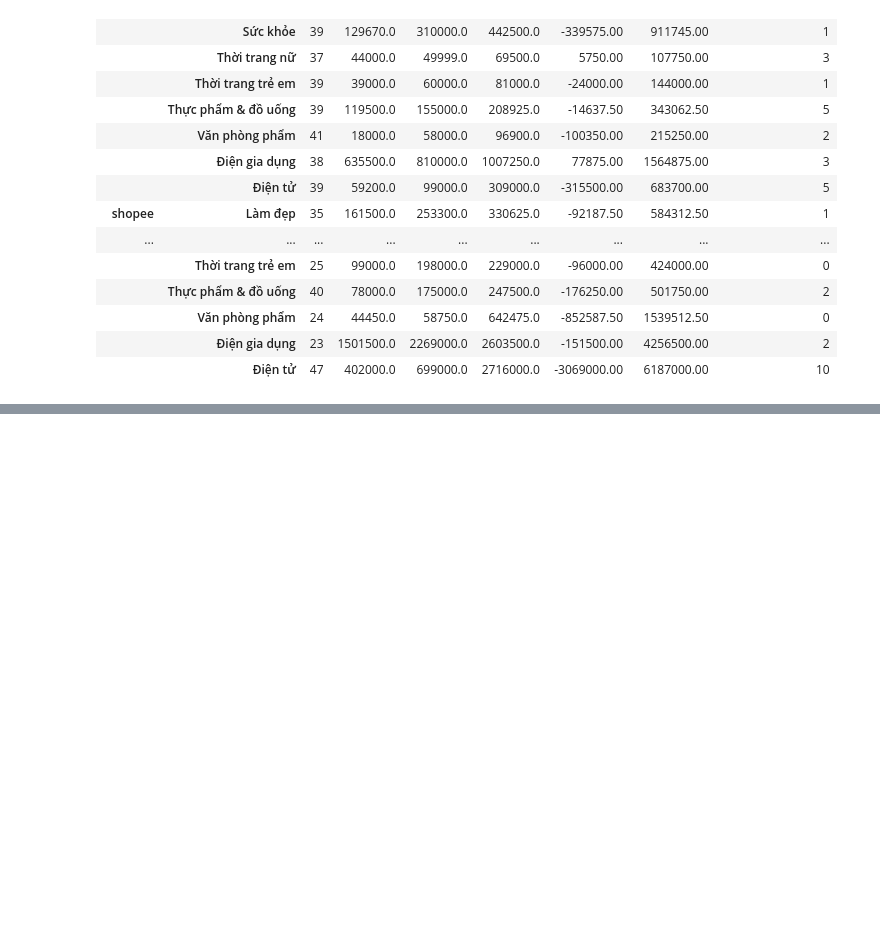
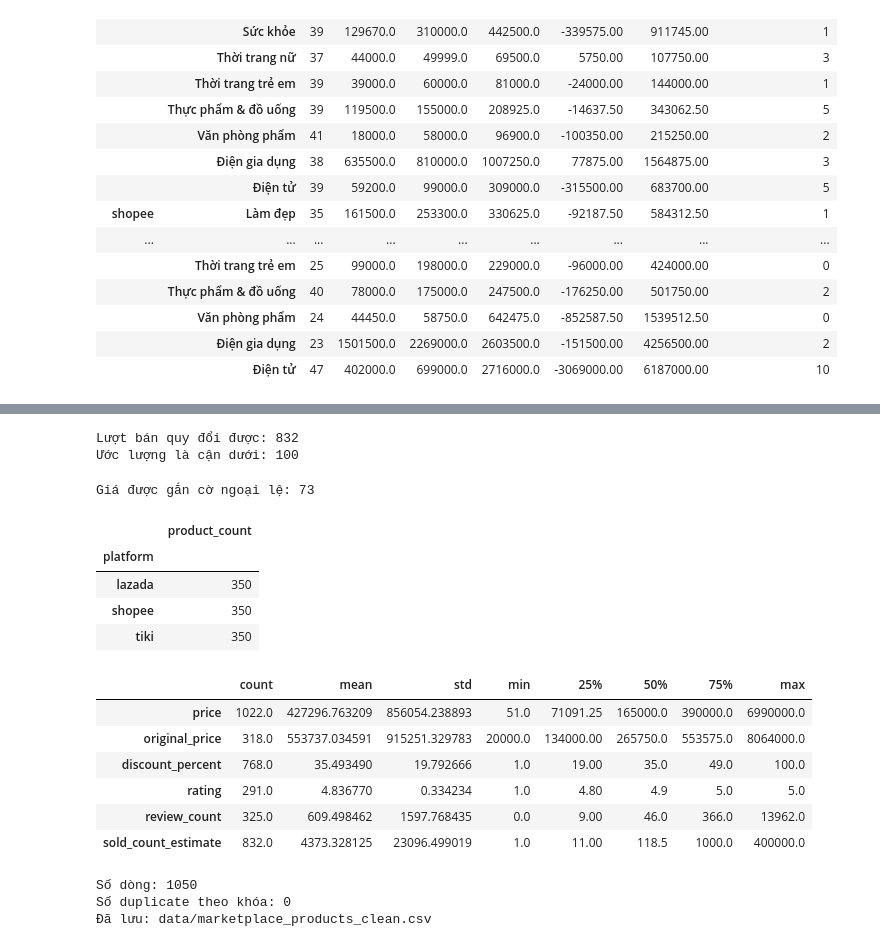
Before and after one commit to Leonn2285/Ecommerce_Analysis-, a Jupyter notebook: EDA.ipynb, the cells around one changed output, grey strips where cells are left out. Saved outputs shown, nothing was run; the diff lists cells and outputs as text; code cells hidden in the pictures; blank space fills up the shorter version.

Commit message:
data preprocessing

```diff
--- a/EDA.ipynb
+++ b/EDA.ipynb
@@ -241,0 +193,76 @@ Số danh mục health đã chuẩn hóa: 35
+# %%
+# 3. Giữ lượt bán gốc và tạo ước lượng số lượt bán
+import re
+def parse_sold_count(value):
+    if pd.isna(value):
+        return np.nan, pd.NA
+
+    text = str(value).strip()
+    match = re.fullmatch(r"(\d+(?:[.,]\d+)?)\s*([kKmM])?\s*(\+)?", text)
+    if not match:
+        return np.nan, pd.NA
+
+    amount = float(match.group(1).replace(",", "."))
+    suffix = (match.group(2) or "").lower()
+    multiplier = {"": 1, "k": 1_000, "m": 1_000_000}[suffix]
+    estimate = round(amount * multiplier)
+    is_lower_bound = bool(match.group(3))
+    return estimate, is_lower_bound
+
+parsed_sold = df_clean["sold_count"].apply(parse_sold_count)
+df_clean["sold_count_estimate"] = parsed_sold.map(lambda result: result[0])
+df_clean["sold_count_is_lower_bound"] = pd.array(
+    parsed_sold.map(lambda result: result[1]), dtype="boolean"
+)
+print("Lượt bán quy đổi được:", int(df_clean["sold_count_estimate"].notna().sum()))
+print("Ước lượng là cận dưới:", int(df_clean["sold_count_is_lower_bound"].sum(skipna=True)))
+# %% [output]
+Lượt bán quy đổi được: 832
+Ước lượng là cận dưới: 100
+# %%
+# 4. Gắn cờ ngoại lệ giá theo từng sàn và danh mục
+df_clean["price_outlier"] = pd.Series(
+    pd.NA, index=df_clean.index, dtype="boolean"
+)
+
+for _, group in df_clean.groupby(["platform", "category"], dropna=False):
+    prices = group["price"].dropna()
+    if prices.empty:
+        continue
+
+    q1, q3 = prices.quantile([0.25, 0.75])
+    iqr = q3 - q1
+    lower_fence = q1 - 1.5 * iqr
+    upper_fence = q3 + 1.5 * iqr
+    flags = prices.lt(lower_fence) | prices.gt(upper_fence)
+    df_clean.loc[prices.index, "price_outlier"] = flags.to_numpy()
+
+print("Giá được gắn cờ ngoại lệ:", int(df_clean["price_outlier"].sum()))
+# %% [output]
+Giá được gắn cờ ngoại lệ: 73
+# %%
+# 5. Xuất file mới và xem nhanh kết quả
+output_path = "data/marketplace_products_clean.csv"
+df_clean.to_csv(output_path, index=False, encoding="utf-8-sig")
+
+display(df_clean.groupby("platform").size().rename("product_count").to_frame())
+display(df_clean[["price", "original_price", "discount_percent", "rating", "review_count", "sold_count_estimate"]].describe().T)
+print("Số dòng:", len(df_clean))
+print("Số duplicate theo khóa:", df_clean.duplicated(["platform", "product_id"]).sum())
+print("Đã lưu:", output_path)
+# %% [output]
+|  | product_count |
+| platform |  |
+| lazada | 350 |
+| shopee | 350 |
+| tiki | 350 |
+|  | count | mean | std | min | 25% | 50% | 75% | max |
+| price | 1022.0 | 427296.763209 | 856054.238893 | 51.0 | 71091.25 | 165000.0 | 390000.0 | 6990000.0 |
+| original_price | 318.0 | 553737.034591 | 915251.329783 | 20000.0 | 134000.00 | 265750.0 | 553575.0 | 8064000.0 |
+| discount_percent | 768.0 | 35.493490 | 19.792666 | 1.0 | 19.00 | 35.0 | 49.0 | 100.0 |
+| rating | 291.0 | 4.836770 | 0.334234 | 1.0 | 4.80 | 4.9 | 5.0 | 5.0 |
+| review_count | 325.0 | 609.498462 | 1597.768435 | 0.0 | 9.00 | 46.0 | 366.0 | 13962.0 |
+| sold_count_estimate | 832.0 | 4373.328125 | 23096.499019 | 1.0 | 11.00 | 118.5 | 1000.0 | 400000.0 |
+Số dòng: 1050
+Số duplicate theo khóa: 0
+Đã lưu: data/marketplace_products_clean.csv
```
Also changed, not shown: parts of 5 cells of this notebook.
